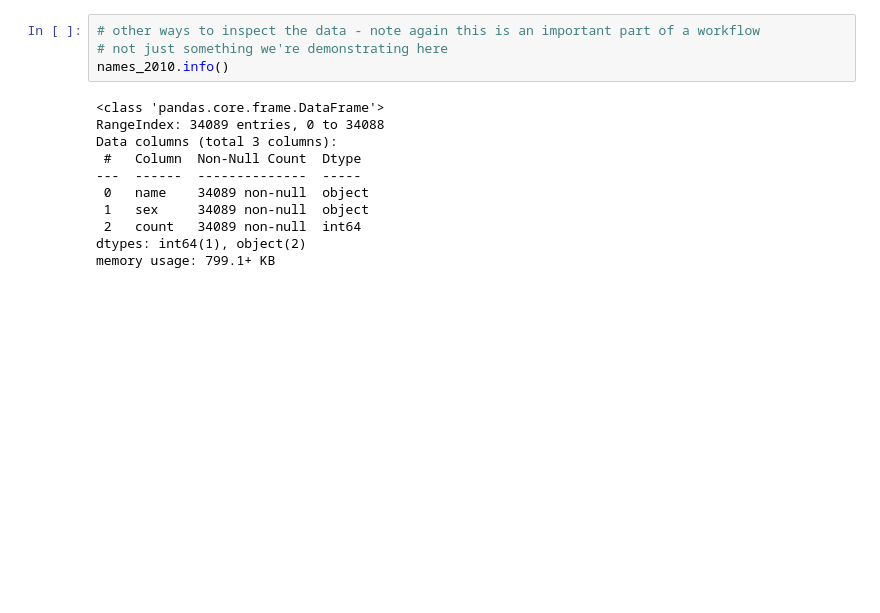
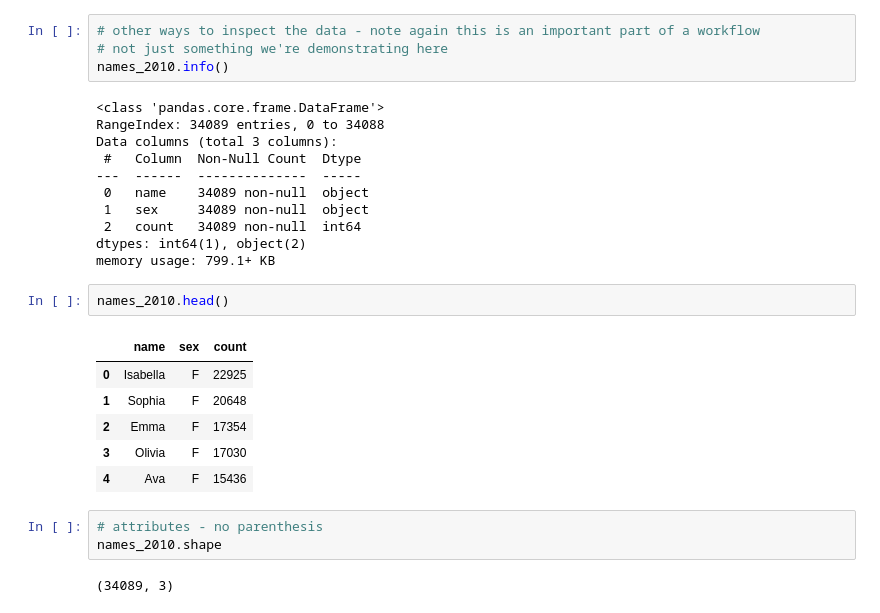
Before and after one commit to unmrds/cc-python, a Jupyter notebook: tutorials/beowulf_babynames/01_intro_truncated.ipynb, the cells around one changed output. Saved outputs shown, nothing was run; the diff lists cells and outputs as text; blank space fills up the shorter version.

```diff
--- a/tutorials/beowulf_babynames/01_intro_truncated.ipynb
+++ b/tutorials/beowulf_babynames/01_intro_truncated.ipynb
@@ -514,3 +514,17 @@ Data columns (total 3 columns):
  2   count   34089 non-null  int64
 dtypes: int64(1), object(2)
 memory usage: 799.1+ KB
+# %%
+names_2010.head()
+# %% [output]
+|  | name | sex | count |
+| 0 | Isabella | F | 22925 |
+| 1 | Sophia | F | 20648 |
+| 2 | Emma | F | 17354 |
+| 3 | Olivia | F | 17030 |
+| 4 | Ava | F | 15436 |
+# %%
+# attributes - no parenthesis
+names_2010.shape
+# %% [output]
+(34089, 3)
```
Also changed, not shown: parts of 9 cells of this notebook.
